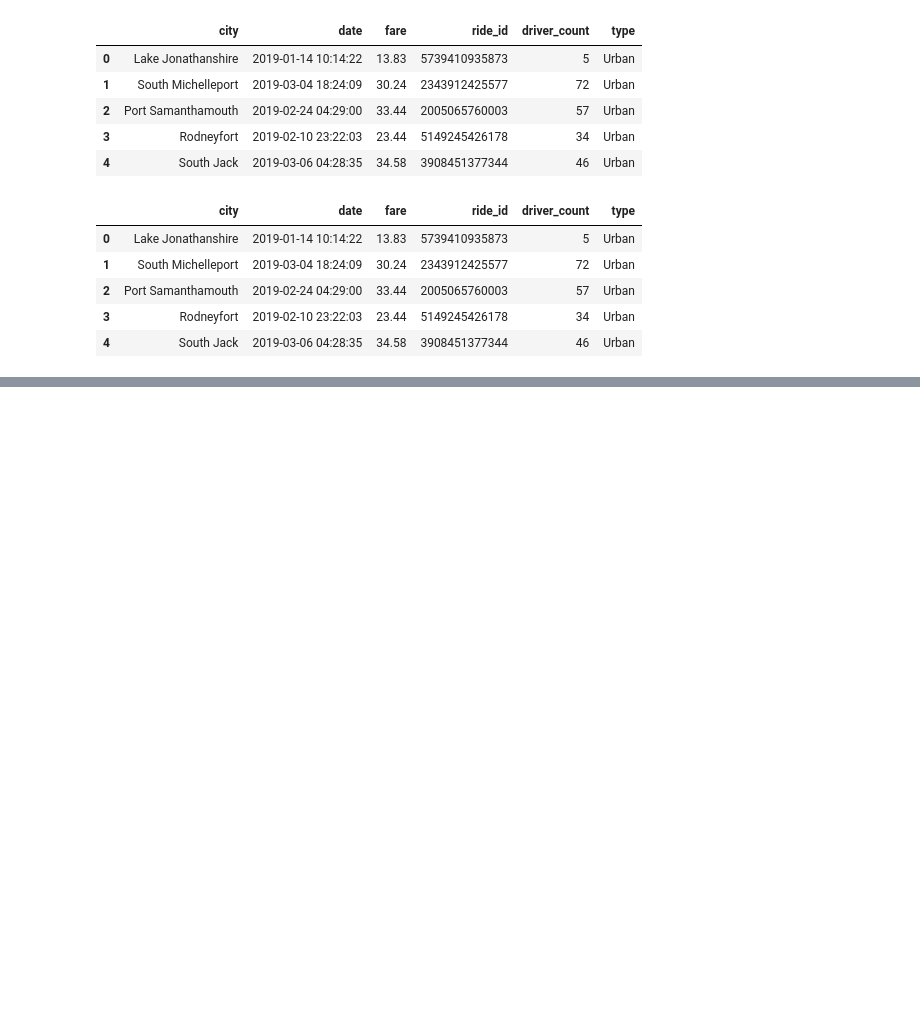
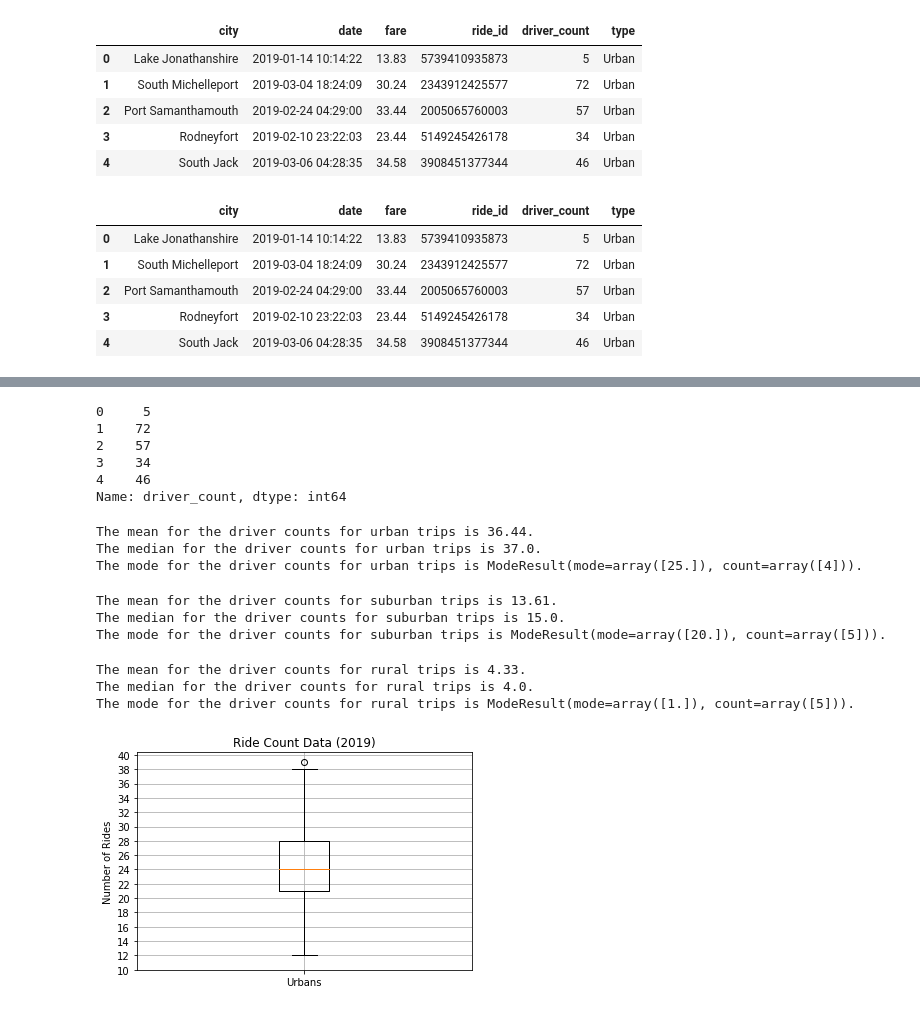
Before and after one commit to weihaolun/pyber_analysis, a Jupyter notebook: PyBer.ipynb, the cells around one changed output, grey strips where cells are left out. Drawn from its saved outputs; the diff is of its cells as text; code cells hidden in the pictures; blank space fills up the shorter version.

Commit message:
box-and-whisker plots code and images

```diff
--- a/PyBer.ipynb
+++ b/PyBer.ipynb
@@ -306,0 +534,67 @@ plt.savefig("analysis/Fig1.png", facecolor="white", bbox_inches="tight")
+# %%
+# Get the driver count data from the urban cities.
+urban_drivers = urban_cities_df['driver_count']
+urban_drivers.head()
+# %% [output]
+0     5
+1    72
+2    57
+3    34
+4    46
+Name: driver_count, dtype: int64
+# %%
+# Calculate the measures of central tendency for the driver count for the urban cities.
+mean_urban_driver_count = np.mean(urban_driver_count)
+print(f"The mean for the driver counts for urban trips is {mean_urban_driver_count:.2f}.")
+
+median_urban_driver_count = np.median(urban_driver_count)
+print(f"The median for the driver counts for urban trips is {median_urban_driver_count}.")
+
+mode_urban_driver_count = sts.mode(urban_driver_count)
+print(f"The mode for the driver counts for urban trips is {mode_urban_driver_count}.")
+# %% [output]
+The mean for the driver counts for urban trips is 36.44.
+The median for the driver counts for urban trips is 37.0.
+The mode for the driver counts for urban trips is ModeResult(mode=array([25.]), count=array([4])).
+# %%
+# Calculate the measures of central tendency for the driver count for the suburban cities.
+mean_suburban_driver_count = np.mean(suburban_driver_count)
+print(f"The mean for the driver counts for suburban trips is {mean_suburban_driver_count:.2f}.")
+
+median_suburban_driver_count = np.median(suburban_driver_count)
+print(f"The median for the driver counts for suburban trips is {median_suburban_driver_count}.")
+
+mode_suburban_driver_count = sts.mode(suburban_driver_count)
+print(f"The mode for the driver counts for suburban trips is {mode_suburban_driver_count}.")
+# %% [output]
+The mean for the driver counts for suburban trips is 13.61.
+The median for the driver counts for suburban trips is 15.0.
+The mode for the driver counts for suburban trips is ModeResult(mode=array([20.]), count=array([5])).
+# %%
+# Calculate the measures of central tendency for the driver count for the rural cities.
+mean_rural_driver_count = np.mean(rural_driver_count)
+print(f"The mean for the driver counts for rural trips is {mean_rural_driver_count:.2f}.")
+
+median_rural_driver_count = np.median(rural_driver_count)
+print(f"The median for the driver counts for rural trips is {median_rural_driver_count}.")
+
+mode_rural_driver_count = sts.mode(rural_driver_count)
+print(f"The mode for the driver counts for rural trips is {mode_rural_driver_count}.")
+# %% [output]
+The mean for the driver counts for rural trips is 4.33.
+The median for the driver counts for rural trips is 4.0.
+The mode for the driver counts for rural trips is ModeResult(mode=array([1.]), count=array([5])).
+# %%
+# Create a box-and-whisker plot for the urban cities ride count.
+x_labels = ["Urbans"]
+fig, ax = plt.subplots()
+ax.boxplot(urban_ride_count, labels=x_labels)
+
+# Add the title, y-axis label and grid.
+ax.set_title('Ride Count Data (2019)')
+ax.set_ylabel('Number of Rides')
+ax.set_yticks(np.arange(10, 41, step=2.0))
+ax.grid()
+plt.show()
+# %% [output]
+[figure, added]
```
Also changed, not shown: parts of 63 cells of this notebook, 3 other files.
